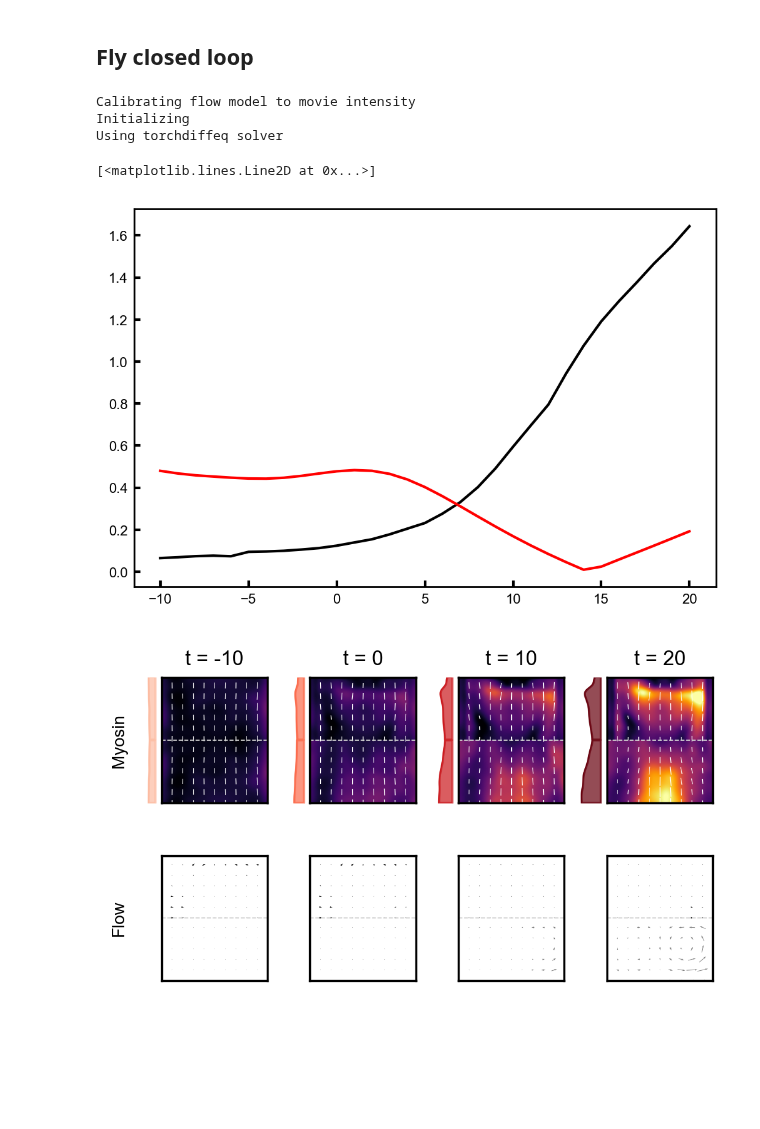
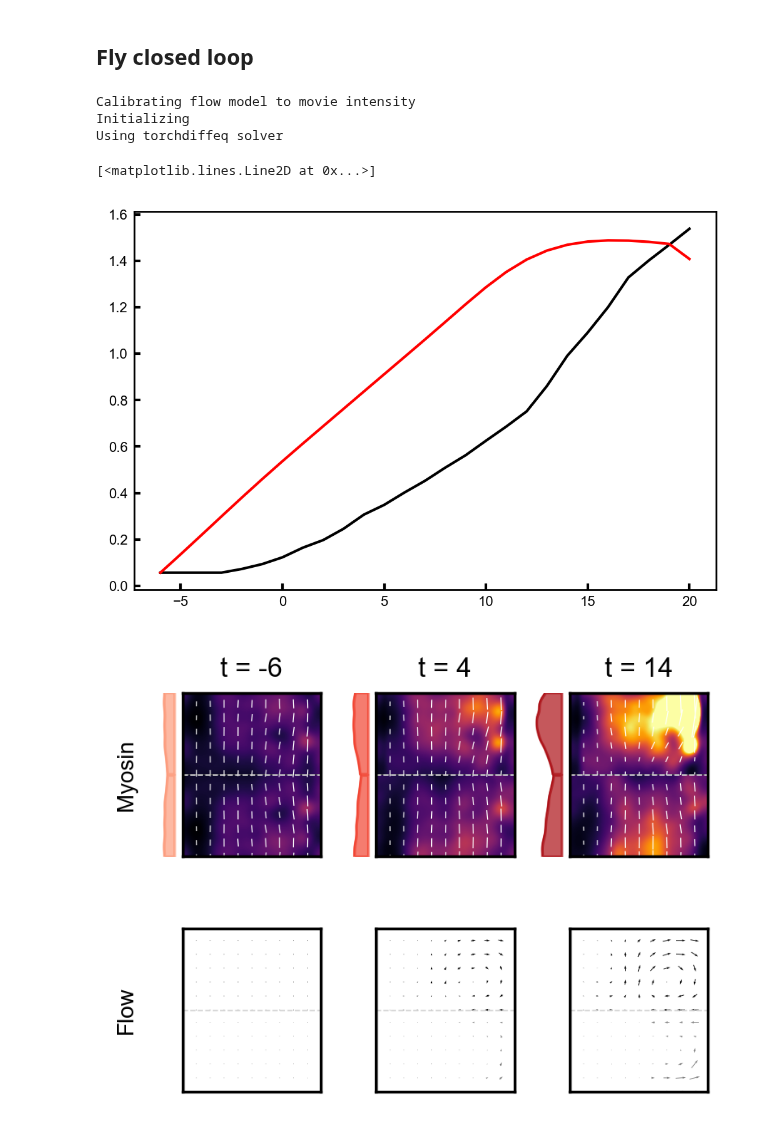
Before and after one commit to jcolen/drosophila_morphogenesis, a Jupyter notebook: MutantForecasting/ClosedLoop_Twist.ipynb, the cells around one changed output. Cells and saved outputs as stored; diff of their text form; code cells hidden in the pictures; blank space fills up the shorter version.

Commit message:
Began evaluation of mutant fly lines

```diff
--- a/MutantForecasting/ClosedLoop_Twist.ipynb
+++ b/MutantForecasting/ClosedLoop_Twist.ipynb
@@ -35,7 +38,8 @@ offsets_wt = pd.read_csv('../Public/Halo_Hetero_Twist[ey53]_Hetero/Sqh-GFP/morph
 offsets_wt.index = offsets_wt.index.astype(str)
 
 fig, ax = plt.subplots(1, 1, dpi=200)
-for i, folder in enumerate(glob.glob('Twist_Mutants/Sqh-GFP/2020*')):
+
+for i, folder in enumerate(glob.glob('../Public/Halo_twist[[]ey53[]]/Sqh-GFP/2020*')):
     print(folder)
     eId = os.path.basename(folder)
     v0 = np.load(f'{folder}/velocity2D.npy', mmap_mode='r')
@@ -89,7 +93,7 @@ v_wt_std = np.zeros(len(t))
 
 for i, ti in enumerate(t):
     vi = []
-    for folder in glob.glob('Twist_Mutants/Sqh-GFP/2020*'):
+    for folder in glob.glob('../Public/Halo_twist[[]ey53[]]/Sqh-GFP/2020*'):
         eId = os.path.basename(folder)
         v0 = np.linalg.norm(np.load(f'{folder}/velocity2D.npy', mmap_mode='r'), axis=1).mean(axis=(1,2))
         t0 = np.arange(len(v0)) - offsets_twist[eId]
@@ -163,7 +168,7 @@ reverse = ['202007171100', '202007171400']
 
 for i, ti in enumerate(t):
     vi, mi = [], []
-    for folder in glob.glob('Twist_Mutants/Sqh-GFP/2020*'):
+    for folder in glob.glob('../Public/Halo_twist[[]ey53[]]/Sqh-GFP/2020*'):
         eId = os.path.basename(folder)
         v = np.load(f'{folder}/velocity2D.npy', mmap_mode='r')
         m = np.load(f'{folder}/tensor2D.npy', mmap_mode='r')
@@ -189,11 +194,8 @@ for i, ti in enumerate(t):
     v_twist_avg[i] = np.mean(np.concatenate(vi, axis=0), axis=0)
     m_twist_avg[i] = np.mean(np.concatenate(mi, axis=0), axis=0)
 
-np.save('Twist_Mutants/ensemble_v0', v_twist_avg)
-np.save('Twist_Mutants/ensemble_m0', m_twist_avg)
-np.save('Twist_Mutants/ensemble_t0', t)
-
-print(v0.shape, m0.shape, t.shape)
+t_twist = t.copy()
+print(v_twist_avg.shape, m_twist_avg.shape, t_twist.shape)
 # %% [output]
 (31, 2, 236, 200) (31, 2, 2, 236, 200) (31,)
 # %%
@@ -221,7 +221,7 @@ from utils.vae.convnext_models import MaskedVAE_Evolver, VAE
 from utils.decomposition.decomposition_model import LeftRightSymmetrize
 
 device = torch.device('cuda:0' if torch.cuda.is_available() else 'cpu')
-info = torch.load('../../tb_logs/May2023/forecasting_vae_v3.ckpt') #Works well with sigma = 3
+info = torch.load('../../tb_logs/November2023/ForecastingVAE_sqh_beta=0.0001_split=embryo')
 
 
 vae = MaskedVAE_Evolver(**info['hparams'])
@@ -231,10 +231,11 @@ vae = vae.double().to(device).eval();
 #Collect initial conditions - m, v, and time
 tmin, tmax = -10, 20
 
-eId = '202007171400'
+#eId = '202007171400'
 eId = '202007231115'
-eId = '202007301030'
+#eId = '202007301030'
 folder = f'Twist_Mutants/Sqh-GFP/{eId}'
+folder = f'../Public/Halo_twist[ey53]/Sqh-GFP/{eId}'
 m0 = np.load(f'{folder}/tensor2D.npy', mmap_mode='r')
 t = np.arange(len(m0)) - offsets_twist[eId]
 t_mask = np.logical_and(t >= tmin, t <= tmax)
@@ -242,15 +243,6 @@ m0 = m0[t_mask, ...]
 v0 = np.load(f'{folder}/velocity2D.npy', mmap_mode='r')[t_mask, ...]
 t0 = t[t_mask]
 
-if eId in ['202007171100', '202007171400']:
-    m0 = m0[..., ::-1].copy()
-    v0 = v0[..., ::-1].copy()
-    v0[:, 1] *= -1
-
-t0 = np.load('Twist_Mutants/ensemble_t0.npy')
-v0 = np.load('Twist_Mutants/ensemble_v0.npy')
-c0 = np.load('Twist_Mutants/ensemble_c0.npy')
-m0 = np.load('Twist_Mutants/ensemble_m0.npy')
 
 
 #Calibrate flow strength
@@ -265,34 +257,34 @@ def v_model(t, y):
     y = y.reshape([-1, 5, 236, 200])[:, :4]
     v = VAE.forward(vae, y)[0]
 
     vnorm = torch.linalg.norm(v, dim=1).mean(dim=(1, 2))
     vscale = vnorm * scaler1.scale_[0] + scaler1.min_[0] #Norm via a min-max scaler [0, 1]
     vscale = (vscale - scaler0.min_[0]) / scaler0.scale_[0] #Norm on the calibrated domain
 
     vscale = vscale / vnorm
 
     v = v * vscale[:, None, None, None]
     return v
 
 y0 = np.concatenate([
     m0[0].reshape([4, *m0.shape[-2:]]),
     c0.reshape([1, *c0.shape[-2:]]),
 ])
 y0 = torch.from_numpy(y0)
 model = ClosedFlyLoop(v_model, sigma=3)
 model.fit(y0[None])
 
 m1, c1, v1 = model.integrate(y0.to(device), t0)
 
 fig, ax = plt.subplots(1, 1, dpi=200)
 ax.plot(t0, np.linalg.norm(v0, axis=1).mean(axis=(1, 2)), color='black')
 ax.plot(t0, np.linalg.norm(v1, axis=1).mean(axis=(1, 2)), color='red')
 # %% [output]
 Calibrating flow model to movie intensity
 Initializing
 Using torchdiffeq solver
 [<matplotlib.lines.Line2D at 0x...>]
-[figure, old version]
+[figure, new version]
 # %%
 time = t0
 mask = np.s_[..., 15:-15, 15:-15]
@@ -397,4 +389,4 @@ for i, (label, z, z0) in enumerate(zip(labels, inputs, targets)):
 
 #plt.savefig(f'Twist_Mutants/forecasting_{eId}.png', bbox_inches='tight')
 # %% [output]
-[figure, old version]
+[figure, new version]
```
Also changed, not shown: parts of 4 cells of this notebook, 20 other files.
